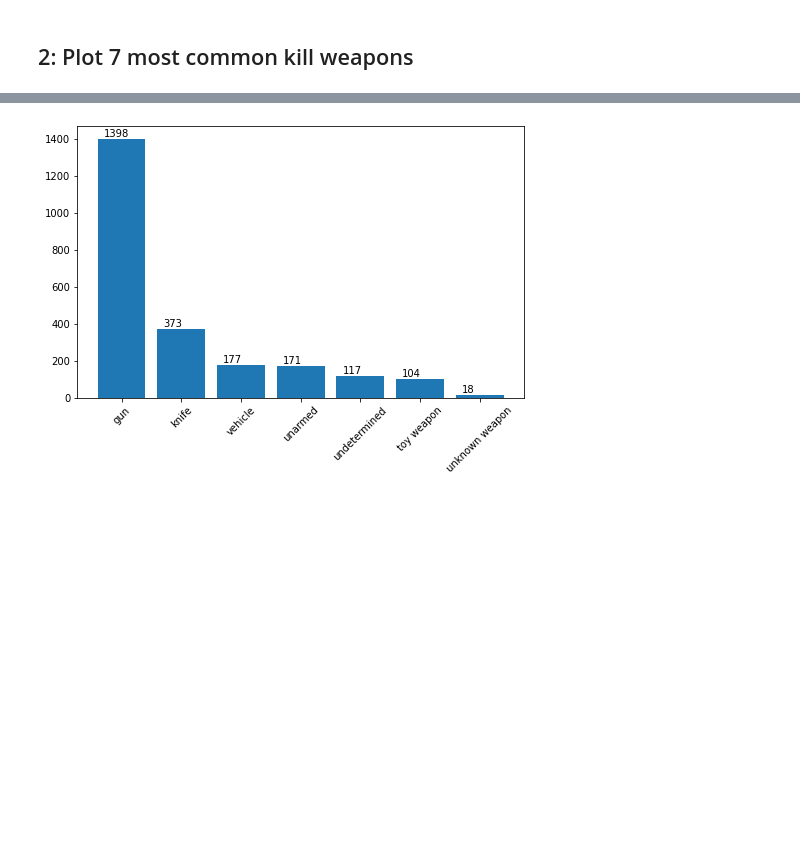
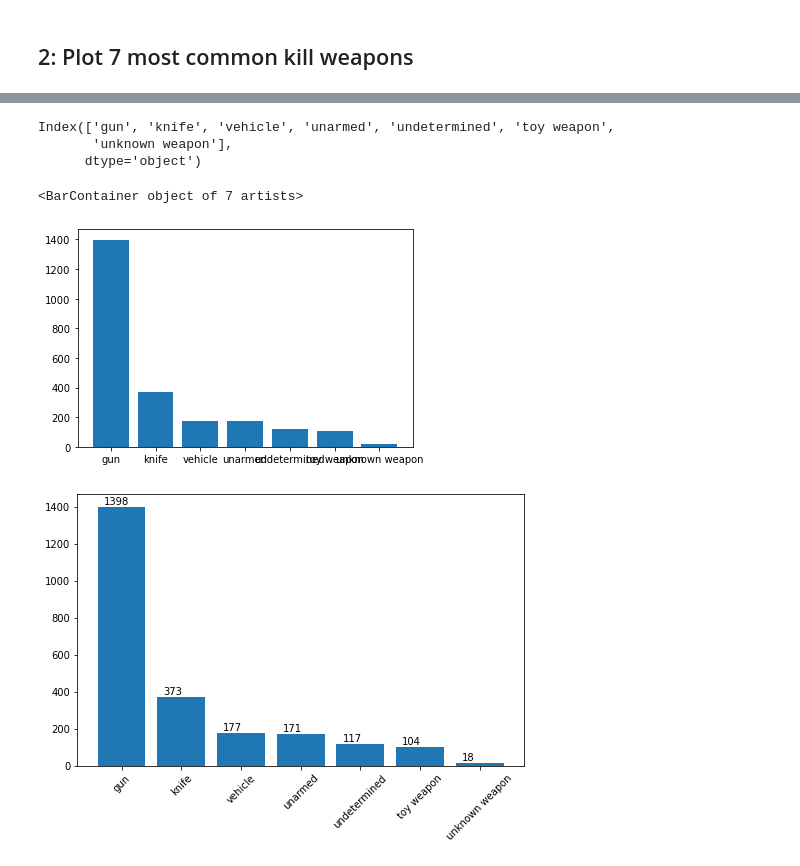
Before and after one commit to yasir5008/DS_-_ITF_Just_Working_Directory, a Jupyter notebook: DS_projects/DS_Assignments/DVwPY_Assignment_1_student.ipynb, the cells around one changed output, grey strips where cells are left out. Cells and saved outputs as stored; diff of their text form; code cells hidden in the pictures; blank space fills up the shorter version.

```diff
--- a/DS_projects/DS_Assignments/DVwPY_Assignment_1_student.ipynb
+++ b/DS_projects/DS_Assignments/DVwPY_Assignment_1_student.ipynb
@@ -104,0 +87,3 @@ Name: armed, dtype: int64
+# %%
+cnt_guns = kill.armed.value_counts().head(7)
+cnt_guns
@@ -105,3 +99,16 @@ Name: armed, dtype: int64
+# %%
+guns = kill.armed.value_counts().head(7).index
+guns
+# %% [output]
+Index(['gun', 'knife', 'vehicle', 'unarmed', 'undetermined', 'toy weapon',
+       'unknown weapon'],
+      dtype='object')
+# %%
+plt.bar(guns,cnt_guns)
+plt.show()
+# %% [output]
+<BarContainer object of 7 artists>
+[figure, added]
 # %%
 # with matplotlib
 # %% [output]
```
Also changed, not shown: parts of 14 cells of this notebook, 1 other file.
